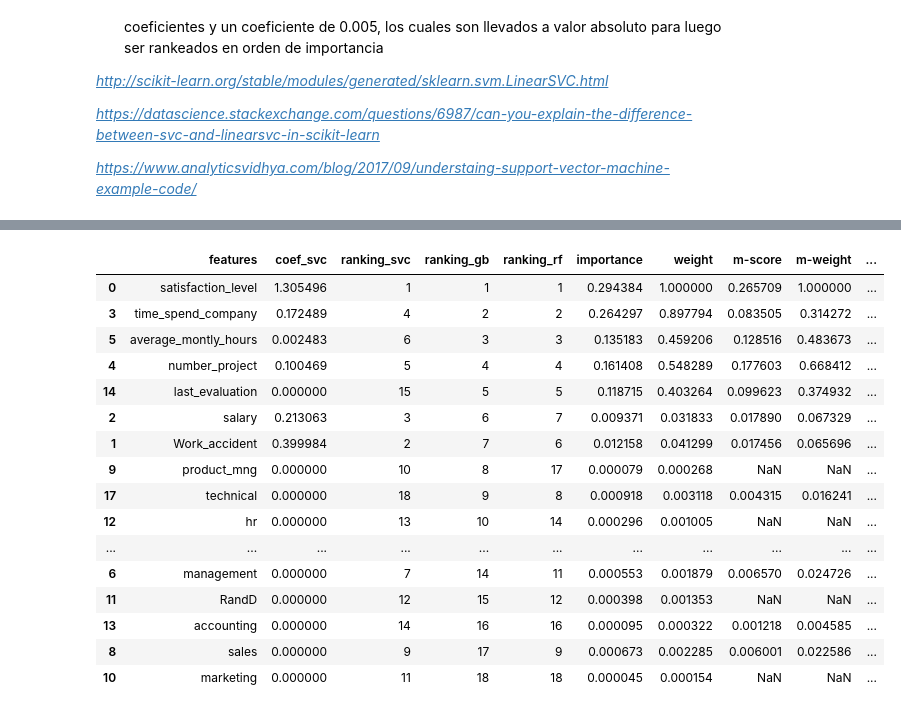
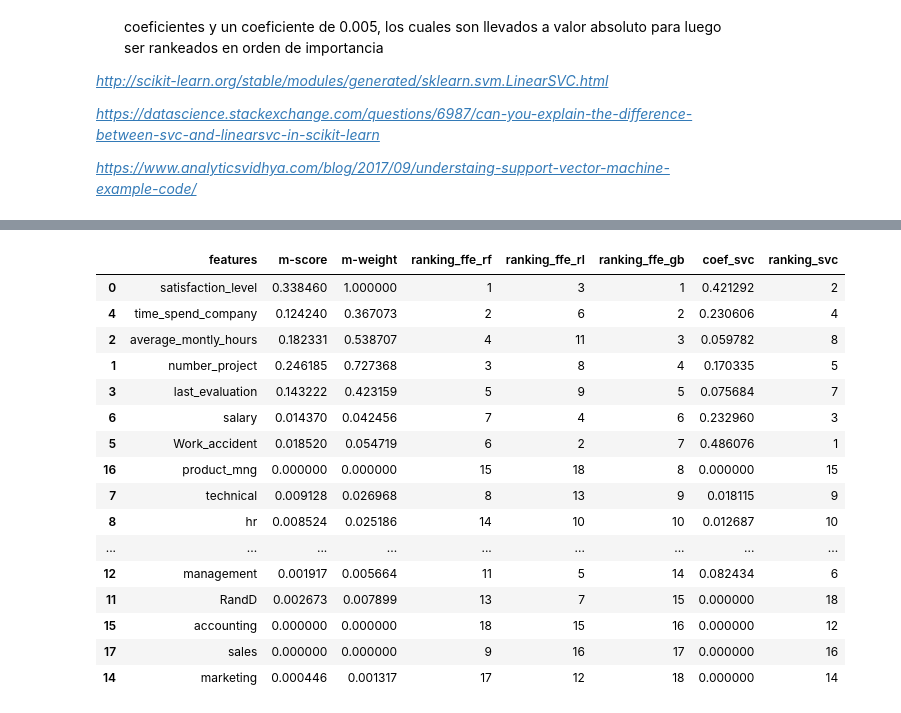
Before and after one commit to iair/hrAnalytics, a Jupyter notebook: Analítica de recursos humanos- Fuga de talentos - Parte 1.ipynb, the cells around one changed output, grey strips where cells are left out. Cells and saved outputs as stored; diff of their text form; code cells hidden in the pictures.

```diff
--- a/Analítica de recursos humanos- Fuga de talentos - Parte 1.ipynb
+++ b/Analítica de recursos humanos- Fuga de talentos - Parte 1.ipynb
@@ -818,0 +762,9 @@ Wall time: 49 s
+# %%
+%%time
+# Extracción de variables con RFE
+model = GradientBoostingClassifier(
+    random_state=0,max_features='sqrt',subsample=0.8,
+    learning_rate=0.01, max_depth=5,n_estimators=500,
+    min_samples_split = 70,warm_start=True,presort=True)
+rfe_gb = RFE(model, n_features_to_select=1)
+fit_gb = rfe_gb.fit(X=X_us, y=y_us)
@@ -819,8 +774,8 @@ Wall time: 49 s
 # %%
-raw_data={'features':X.columns.values,'ranking':fit_rf.ranking_}
-features_ffe_rf=pd.DataFrame(raw_data,columns=['features','ranking']).sort_values(by='ranking',ascending=True)
-selected_features=pd.merge(left=features_ffe_rf,right=selected_features, how='right', on='features',
-                           left_on=None, right_on=None,left_index=False, right_index=False,
-                           sort=False,suffixes=('_rf', '_rl'), copy=True, indicator=False)
-selected_features.sort_values(by='ranking_rf',ascending=True)
+raw_data={'features':X.columns.values,'ranking_ffe_gb':fit_gb.ranking_}
+features_ffe_gb=pd.DataFrame(
+    raw_data,columns=['features','ranking_ffe_gb']).sort_values(by='ranking_ffe_gb',ascending=True)
+selected_features=pd.merge(left=selected_features,right=features_ffe_gb, how='left', on='features',
+                           suffixes=('', '_ffe_gb'), copy=True, indicator=False)
+selected_features.sort_values(by='ranking_ffe_gb',ascending=True)
 # %% [output]
@@ -856,7 +798,0 @@ Wall time: 36.7 s
-# %%
-raw_data={'features':X.columns.values,'ranking_gb':fit_gb.ranking_}
-features_ffe_gb=pd.DataFrame(raw_data,columns=['features','ranking_gb']).sort_values(by='ranking_gb',ascending=True)
-selected_features=pd.merge(left=features_ffe_gb,right=selected_features, how='right', on='features',
-                           left_on=None, right_on=None,left_index=False, right_index=False,
-                           sort=False,suffixes=('_gb', '_sf'), copy=True, indicator=False)
-selected_features.sort_values(by='ranking_gb',ascending=True)
@@ -890,9 +808,9 @@ selected_features.sort_values(by='ranking_gb',ascending=True)
 *<https://www.analyticsvidhya.com/blog/2017/09/understaing-support-vector-machine-example-code/>*
 # %%
 %%time
-lsvc = LinearSVC(C=0.005, penalty="l1", random_state=0,dual=False,
-                 loss='squared_hinge').fit(X_train_us, y_train_us)
+lsvc = LinearSVC(C=0.01, penalty="l1", random_state=0,dual=False,
+                 loss='squared_hinge').fit(X_us, y_us)
 model = SelectFromModel(lsvc, prefit=True)
-X_new = model.transform(X)
+X_new = model.transform(X_us)
 print(X_new.shape)
 # %% [output]
@@ -910,23 +827,22 @@ sns.barplot(x='coef_svc', y='features', data=features_svc)
 # %%
-selected_features=pd.merge(left=features_svc,right=selected_features, how='right', on='features',
-                           left_on=None, right_on=None,left_index=False, right_index=False,
-                           sort=False,suffixes=('_svc', '_sf'), copy=True, indicator=False)
-selected_features.sort_values(by='ranking_gb',ascending=True)
+selected_features=pd.merge(left=selected_features,right=features_svc, how='left', on='features',
+                           sort=False,suffixes=('', '_svc_lineal'), copy=True, indicator=False)
+selected_features.sort_values(by='ranking_ffe_gb',ascending=True)
 # %% [output]
-|  | features | coef_svc | ranking_svc | ranking_gb | ranking_rf | importance | weight | m-score | m-weight | ... |
-| 0 | satisfaction_level | 1.305496 | 1 | 1 | 1 | 0.294384 | 1.000000 | 0.265709 | 1.000000 | ... |
-| 3 | time_spend_company | 0.172489 | 4 | 2 | 2 | 0.264297 | 0.897794 | 0.083505 | 0.314272 | ... |
-| 5 | average_montly_hours | 0.002483 | 6 | 3 | 3 | 0.135183 | 0.459206 | 0.128516 | 0.483673 | ... |
-| 4 | number_project | 0.100469 | 5 | 4 | 4 | 0.161408 | 0.548289 | 0.177603 | 0.668412 | ... |
-| 14 | last_evaluation | 0.000000 | 15 | 5 | 5 | 0.118715 | 0.403264 | 0.099623 | 0.374932 | ... |
-| 2 | salary | 0.213063 | 3 | 6 | 7 | 0.009371 | 0.031833 | 0.017890 | 0.067329 | ... |
-| 1 | Work_accident | 0.399984 | 2 | 7 | 6 | 0.012158 | 0.041299 | 0.017456 | 0.065696 | ... |
-| 9 | product_mng | 0.000000 | 10 | 8 | 17 | 0.000079 | 0.000268 | NaN | NaN | ... |
-| 17 | technical | 0.000000 | 18 | 9 | 8 | 0.000918 | 0.003118 | 0.004315 | 0.016241 | ... |
-| 12 | hr | 0.000000 | 13 | 10 | 14 | 0.000296 | 0.001005 | NaN | NaN | ... |
-| ... | ... | ... | ... | ... | ... | ... | ... | ... | ... | ... |
-| 6 | management | 0.000000 | 7 | 14 | 11 | 0.000553 | 0.001879 | 0.006570 | 0.024726 | ... |
-| 11 | RandD | 0.000000 | 12 | 15 | 12 | 0.000398 | 0.001353 | NaN | NaN | ... |
-| 13 | accounting | 0.000000 | 14 | 16 | 16 | 0.000095 | 0.000322 | 0.001218 | 0.004585 | ... |
-| 8 | sales | 0.000000 | 9 | 17 | 9 | 0.000673 | 0.002285 | 0.006001 | 0.022586 | ... |
-| 10 | marketing | 0.000000 | 11 | 18 | 18 | 0.000045 | 0.000154 | NaN | NaN | ... |
+|  | features | m-score | m-weight | ranking_ffe_rf | ranking_ffe_rl | ranking_ffe_gb | coef_svc | ranking_svc |
+| 0 | satisfaction_level | 0.338460 | 1.000000 | 1 | 3 | 1 | 0.421292 | 2 |
+| 4 | time_spend_company | 0.124240 | 0.367073 | 2 | 6 | 2 | 0.230606 | 4 |
+| 2 | average_montly_hours | 0.182331 | 0.538707 | 4 | 11 | 3 | 0.059782 | 8 |
+| 1 | number_project | 0.246185 | 0.727368 | 3 | 8 | 4 | 0.170335 | 5 |
+| 3 | last_evaluation | 0.143222 | 0.423159 | 5 | 9 | 5 | 0.075684 | 7 |
+| 6 | salary | 0.014370 | 0.042456 | 7 | 4 | 6 | 0.232960 | 3 |
+| 5 | Work_accident | 0.018520 | 0.054719 | 6 | 2 | 7 | 0.486076 | 1 |
+| 16 | product_mng | 0.000000 | 0.000000 | 15 | 18 | 8 | 0.000000 | 15 |
+| 7 | technical | 0.009128 | 0.026968 | 8 | 13 | 9 | 0.018115 | 9 |
+| 8 | hr | 0.008524 | 0.025186 | 14 | 10 | 10 | 0.012687 | 10 |
+| ... | ... | ... | ... | ... | ... | ... | ... | ... |
+| 12 | management | 0.001917 | 0.005664 | 11 | 5 | 14 | 0.082434 | 6 |
+| 11 | RandD | 0.002673 | 0.007899 | 13 | 7 | 15 | 0.000000 | 18 |
+| 15 | accounting | 0.000000 | 0.000000 | 18 | 15 | 16 | 0.000000 | 12 |
+| 17 | sales | 0.000000 | 0.000000 | 9 | 16 | 17 | 0.000000 | 16 |
+| 14 | marketing | 0.000446 | 0.001317 | 17 | 12 | 18 | 0.000000 | 14 |
```
Also changed, not shown: parts of 54 cells of this notebook, 2 other files.
